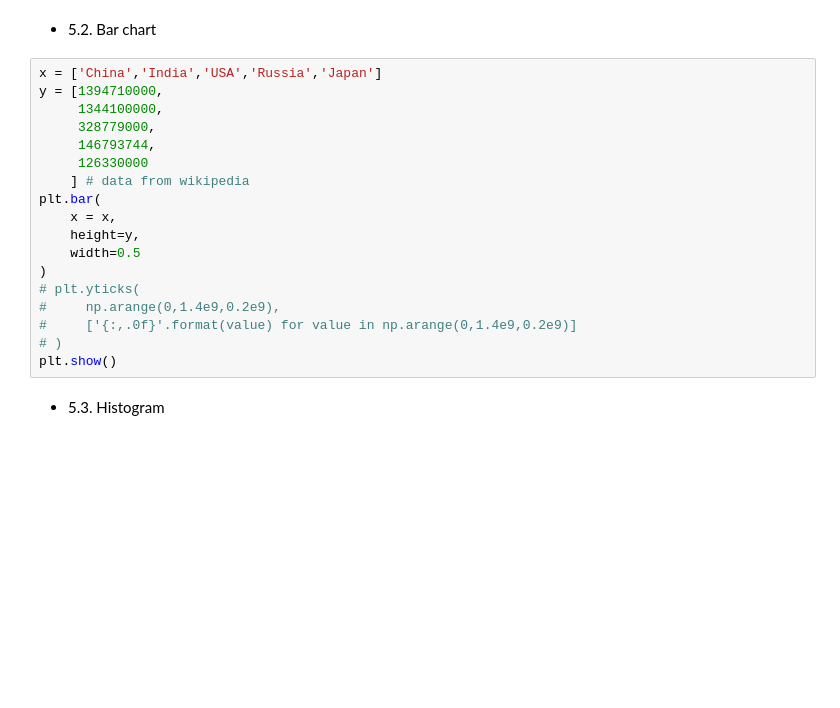
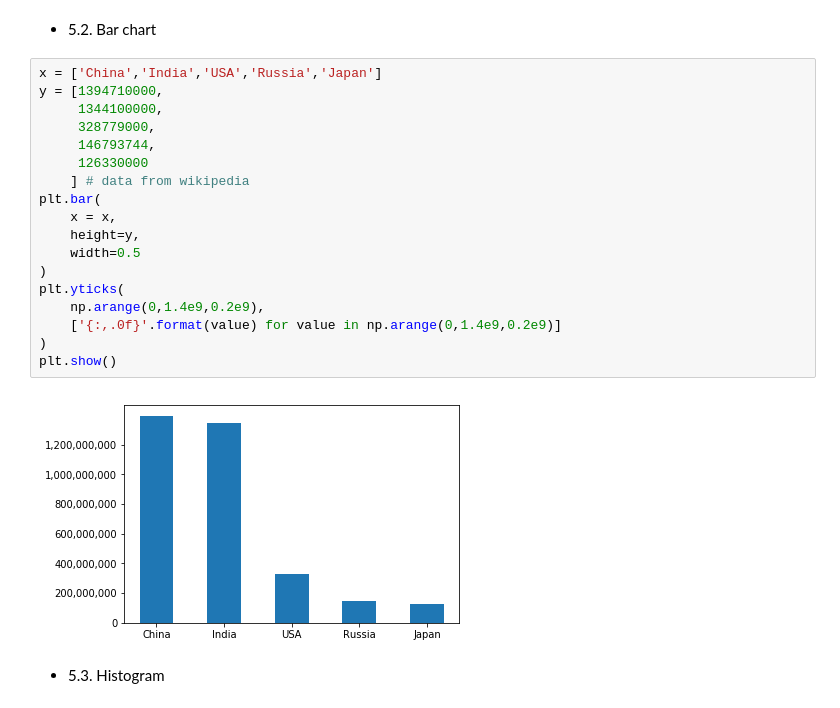
Before and after one commit to xiangshiyin/atl_meetup_20190302, a Jupyter notebook: notebook/demo_v1.ipynb, the cells around one changed output. Saved outputs shown, nothing was run; the diff lists cells and outputs as text; blank space fills up the shorter version.

```diff
--- a/notebook/demo_v1.ipynb
+++ b/notebook/demo_v1.ipynb
@@ -437,21 +667,23 @@ plt.show()
 # %%
 x = ['China','India','USA','Russia','Japan']
 y = [1394710000,
      1344100000,
      328779000,
      146793744,
      126330000
     ] # data from wikipedia
 plt.bar(
     x = x,
     height=y,
     width=0.5
 )
-# plt.yticks(
-#     np.arange(0,1.4e9,0.2e9),
-#     ['{:,.0f}'.format(value) for value in np.arange(0,1.4e9,0.2e9)]
-# )
+plt.yticks(
+    np.arange(0,1.4e9,0.2e9),
+    ['{:,.0f}'.format(value) for value in np.arange(0,1.4e9,0.2e9)]
+)
 plt.show()
+# %% [output]
+[figure, added]
 # %% [markdown]
 * 5.3. Histogram
 # %%
```
Also changed, not shown: parts of 81 cells of this notebook, 4 other files.
